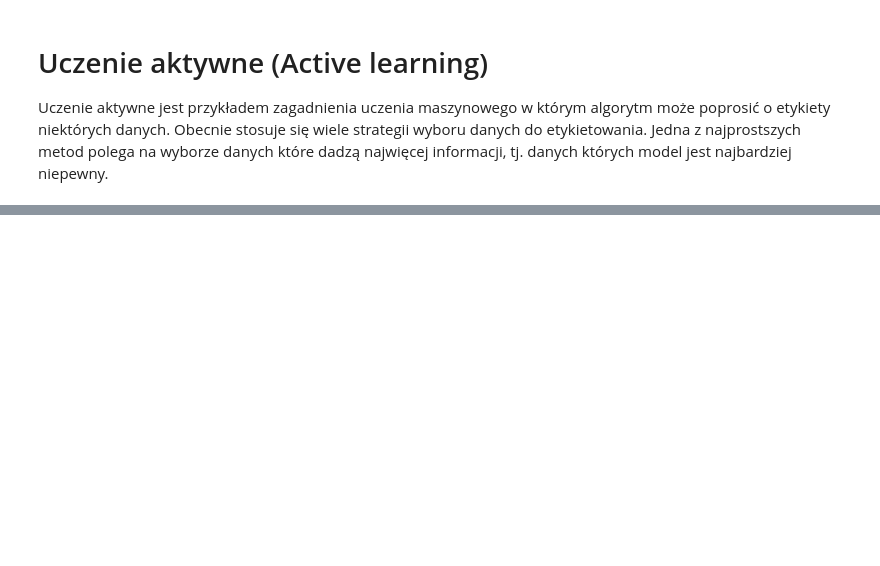
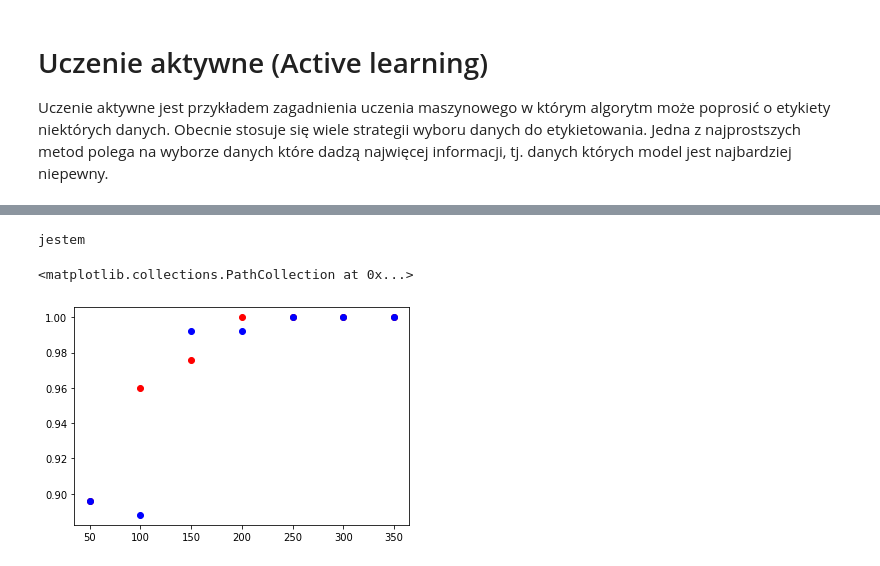
Before and after one commit to JohnnyWasilewski/postgraduate-lectures, a Jupyter notebook: ML_theory/Active_learning_BNN.ipynb, the cells around one changed output, grey strips where cells are left out. Cells and saved outputs as stored; diff of their text form; code cells hidden in the pictures; blank space fills up the shorter version.

```diff
--- a/ML_theory/Active_learning_BNN.ipynb
+++ b/ML_theory/Active_learning_BNN.ipynb
@@ -18,8 +26,9 @@ class MyNN(nn.Module):
         super(MyNN, self).__init__()
         self.model = nn.Sequential(
             nn.Flatten(),
-            nn.Linear(20, 64), nn.ReLU(),
-            nn.Linear(64, 32), nn.ReLU(),
+            nn.Linear(2, 64), nn.Tanh(),
+            nn.Linear(64, 32), nn.Tanh(),
+            #nn.Linear(32, 16), nn.Tanh(),
             nn.Linear(32, 2)
         )
 
@@ -116,0 +140,10 @@ for ax in axs.flatten():
+# %%
+fig, ax = plt.subplots()
+sizes, scores_random, scores_active = al(50)
+print("jestem")
+ax.scatter(sizes, scores_random, c='red')
+ax.scatter(sizes, scores_active, c='blue')
+# %% [output]
+jestem
+<matplotlib.collections.PathCollection at 0x...>
+[figure, added]
```
Also changed, not shown: parts of 8 cells of this notebook.
